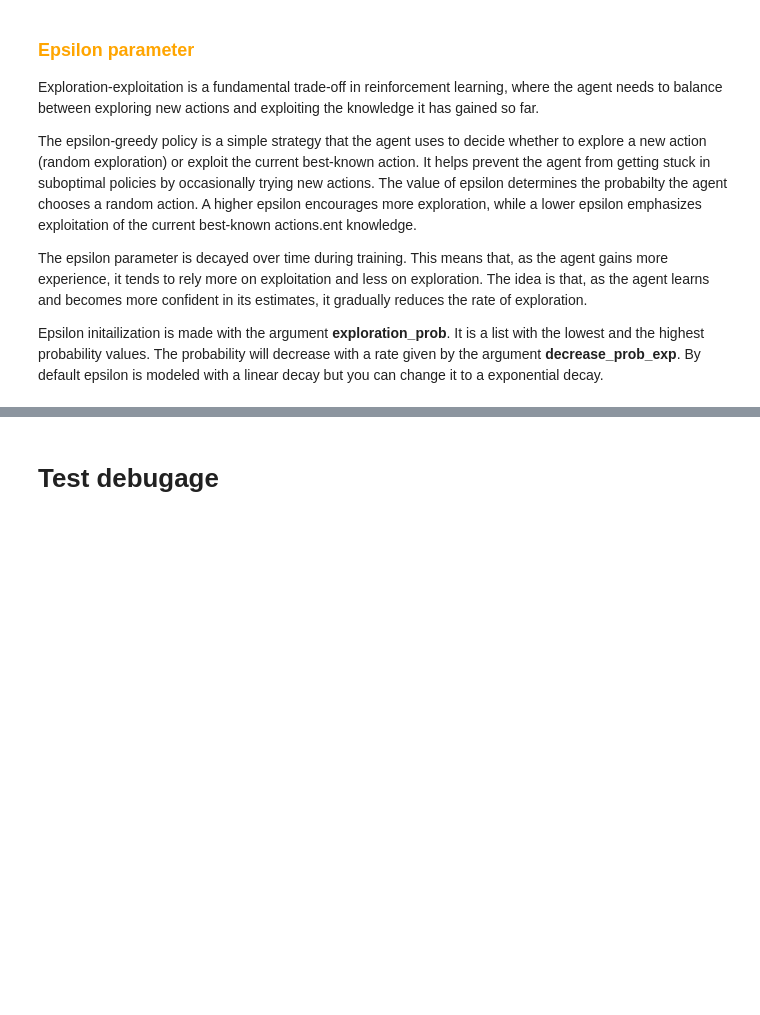
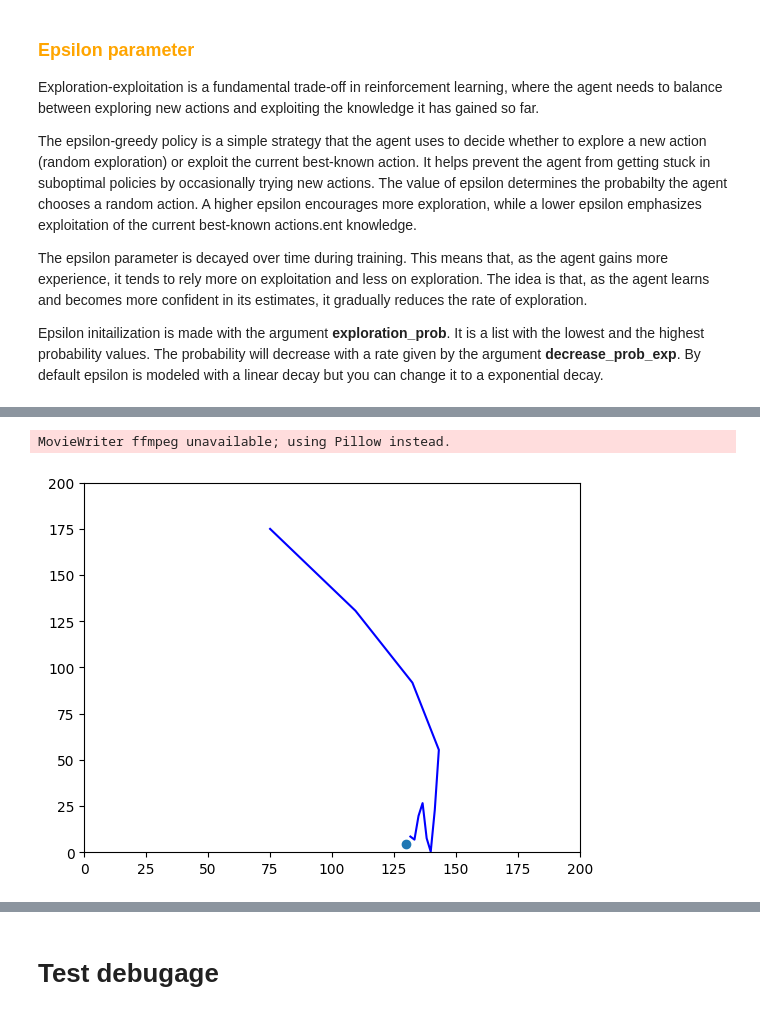
Before and after one commit to jaysenSAW/RL_engine, a Jupyter notebook: notebook/tuto_2b.ipynb, the cells around one changed output, grey strips where cells are left out. Saved outputs shown, nothing was run; the diff lists cells and outputs as text; code cells hidden in the pictures; blank space fills up the shorter version.

```diff
--- a/notebook/tuto_2b.ipynb
+++ b/notebook/tuto_2b.ipynb
@@ -118,0 +141,28 @@ MemoryError
+# %%
+import matplotlib.animation as animation
+fig, ax = plt.subplots()
+
+# Création de la ligne qui sera mise à jour au fur et à mesure
+line, = ax.plot([],[], color='blue')
+point, = ax.plot([], [], ls="none", marker="o")
+
+#Gestion des limites de la fenêtre
+ax.set_xlim([0, 200])
+ax.set_ylim([0, 200])
+
+dt = pd.DataFrame(RL.train_sucess_episode[list(RL.train_sucess_episode.keys())[-1]]['states'])
+
+# Création de la function qui sera appelée à "chaque nouvelle image"
+def animate(k):
+    i = min(k, len(dt.pos_x))
+    line.set_data(dt.pos_x[:i], dt.pos_y[:i])
+    point.set_data(dt.pos_x[i], dt.pos_y[i])
+    return line, point
+
+# Génération de l'animation, frames précise les arguments numérique reçus par func (ici animate),
+# interval est la durée d'une image en ms, blit gère la mise à jour
+ani = animation.FuncAnimation(fig=fig, func=animate, frames=len(dt.pos_x), interval=1000, blit=True)
+ani.save(filename="courbe.gif", dpi =80, fps=20)
+# %% [output]
+MovieWriter ffmpeg unavailable; using Pillow instead.
+[figure, added]
```
Also changed, not shown: parts of 27 cells of this notebook.
